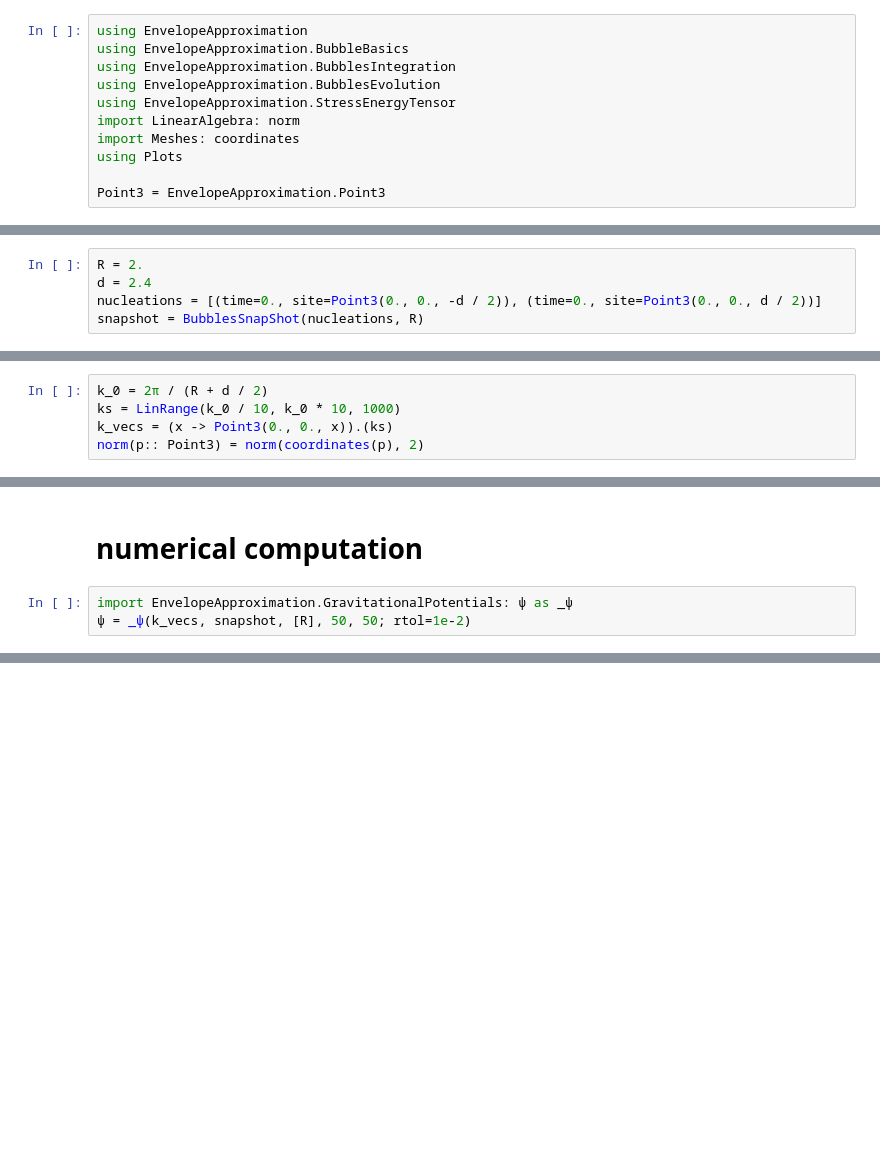
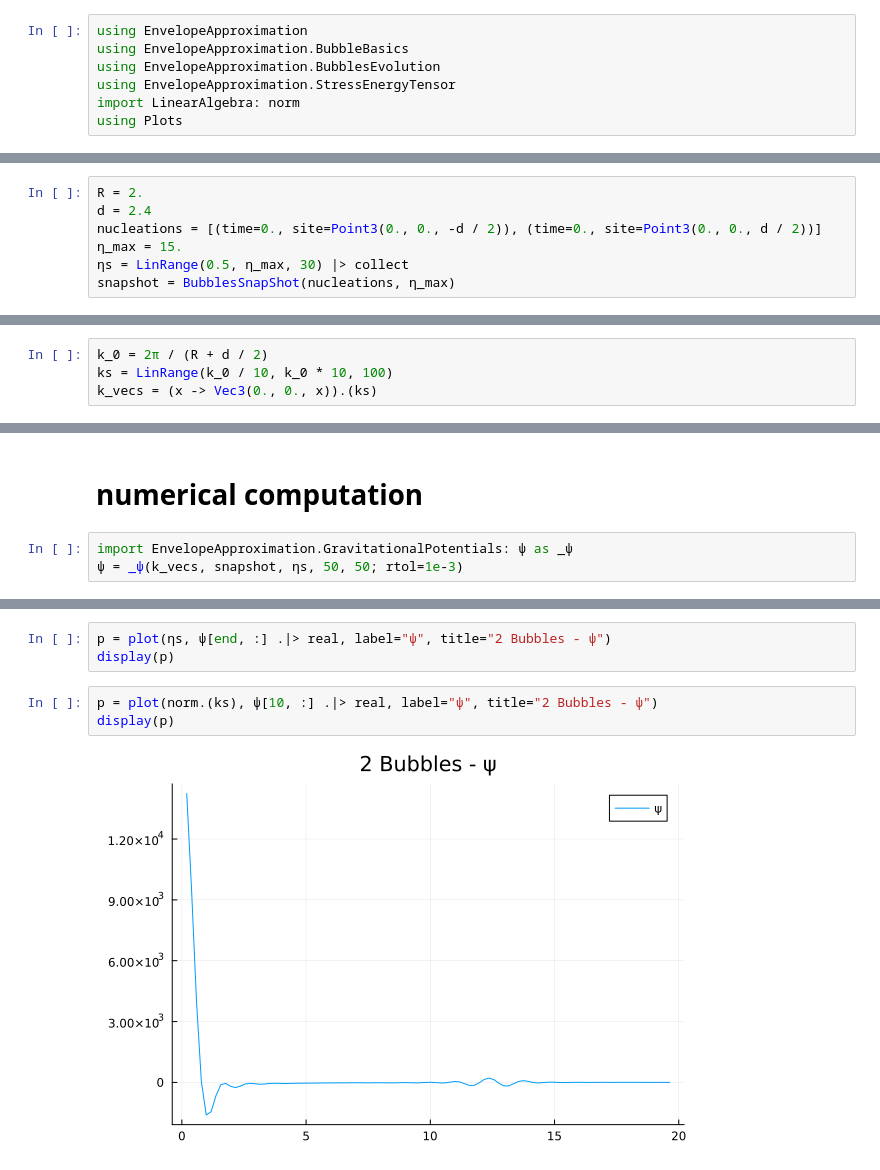
Before and after one commit to Bh2412/EnvelopeApproximation.jl, a Jupyter notebook: scripts/gravitational_potentials/double_bubble_fixed_eta.ipynb, the cells around one changed output, grey strips where cells are left out. Saved outputs shown, nothing was run; the diff lists cells and outputs as text; blank space fills up the shorter version.

```diff
--- a/scripts/gravitational_potentials/double_bubble_fixed_eta.ipynb
+++ b/scripts/gravitational_potentials/double_bubble_fixed_eta.ipynb
@@ -1,11 +1,7 @@
 # %%
 using EnvelopeApproximation
 using EnvelopeApproximation.BubbleBasics
-using EnvelopeApproximation.BubblesIntegration
 using EnvelopeApproximation.BubblesEvolution
 using EnvelopeApproximation.StressEnergyTensor
 import LinearAlgebra: norm
-import Meshes: coordinates
 using Plots
-
-Point3 = EnvelopeApproximation.Point3
@@ -17,5 +11,7 @@ Point3 (alias for Meshes.Point{3, Float64})
 R = 2.
 d = 2.4
 nucleations = [(time=0., site=Point3(0., 0., -d / 2)), (time=0., site=Point3(0., 0., d / 2))]
-snapshot = BubblesSnapShot(nucleations, R)
+η_max = 15.
+ηs = LinRange(0.5, η_max, 30) |> collect
+snapshot = BubblesSnapShot(nucleations, η_max)
 # %% [output]
@@ -24,7 +20,6 @@ BubblesSnapShot(@NamedTuple{time::Float64, site::Meshes.Point3}[(time = 0.0, sit
 # Setting up the Ks
 # %%
 k_0 = 2π / (R + d / 2)
-ks = LinRange(k_0 / 10, k_0 * 10, 1000)
-k_vecs = (x -> Point3(0., 0., x)).(ks)
-norm(p:: Point3) = norm(coordinates(p), 2)
+ks = LinRange(k_0 / 10, k_0 * 10, 100)
+k_vecs = (x -> Vec3(0., 0., x)).(ks)
 # %% [output]
@@ -47,4 +53,4 @@ plot!(ks, numeric_xx_integral, label="xx", alpha=0.7)
 # numerical computation
 # %%
 import EnvelopeApproximation.GravitationalPotentials: ψ as _ψ
-ψ = _ψ(k_vecs, snapshot, [R], 50, 50; rtol=1e-2)
+ψ = _ψ(k_vecs, snapshot, ηs, 50, 50; rtol=1e-3)
@@ -50,0 +75,8 @@ import EnvelopeApproximation.GravitationalPotentials: ψ as _ψ
+# %%
+p = plot(ηs, ψ[end, :] .|> real, label="ψ", title="2 Bubbles - ψ")
+display(p)
+# %%
+p = plot(norm.(ks), ψ[10, :] .|> real, label="ψ", title="2 Bubbles - ψ")
+display(p)
+# %% [output]
+[figure, added]
```
Also changed, not shown: parts of 9 cells of this notebook, 4 other files.
